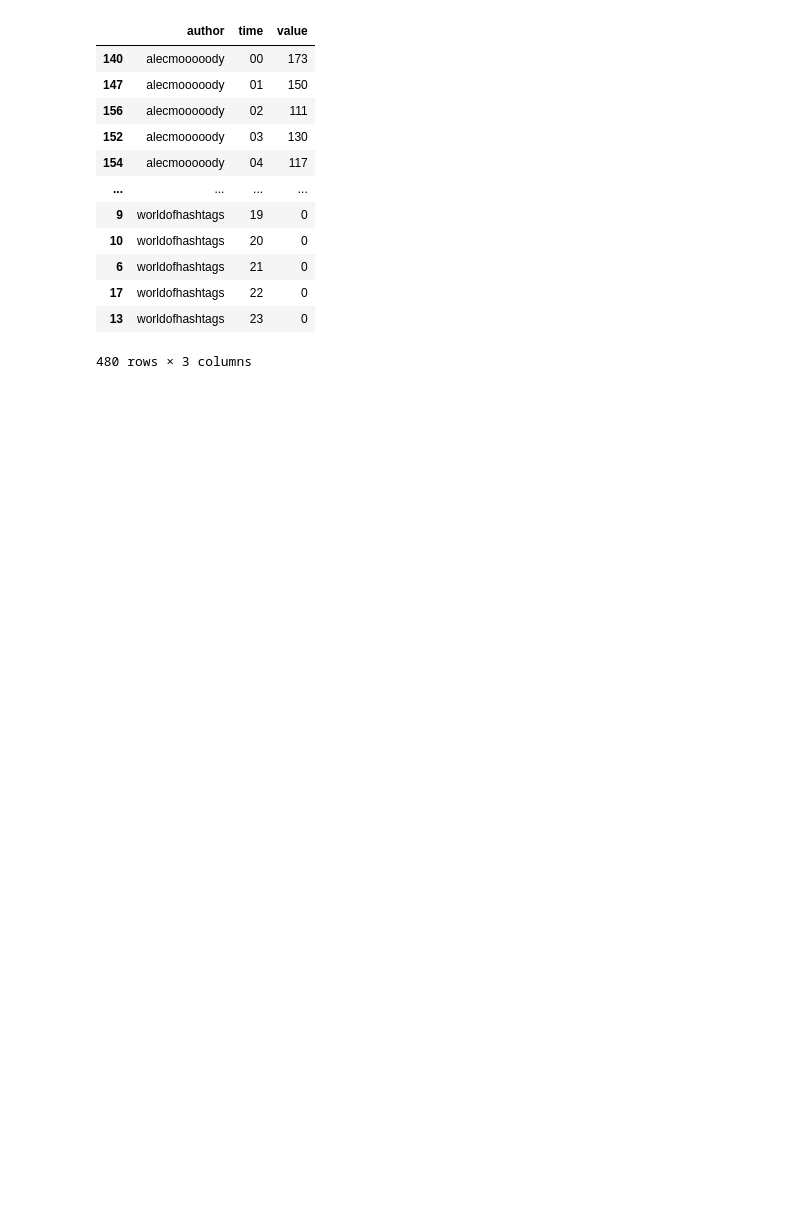
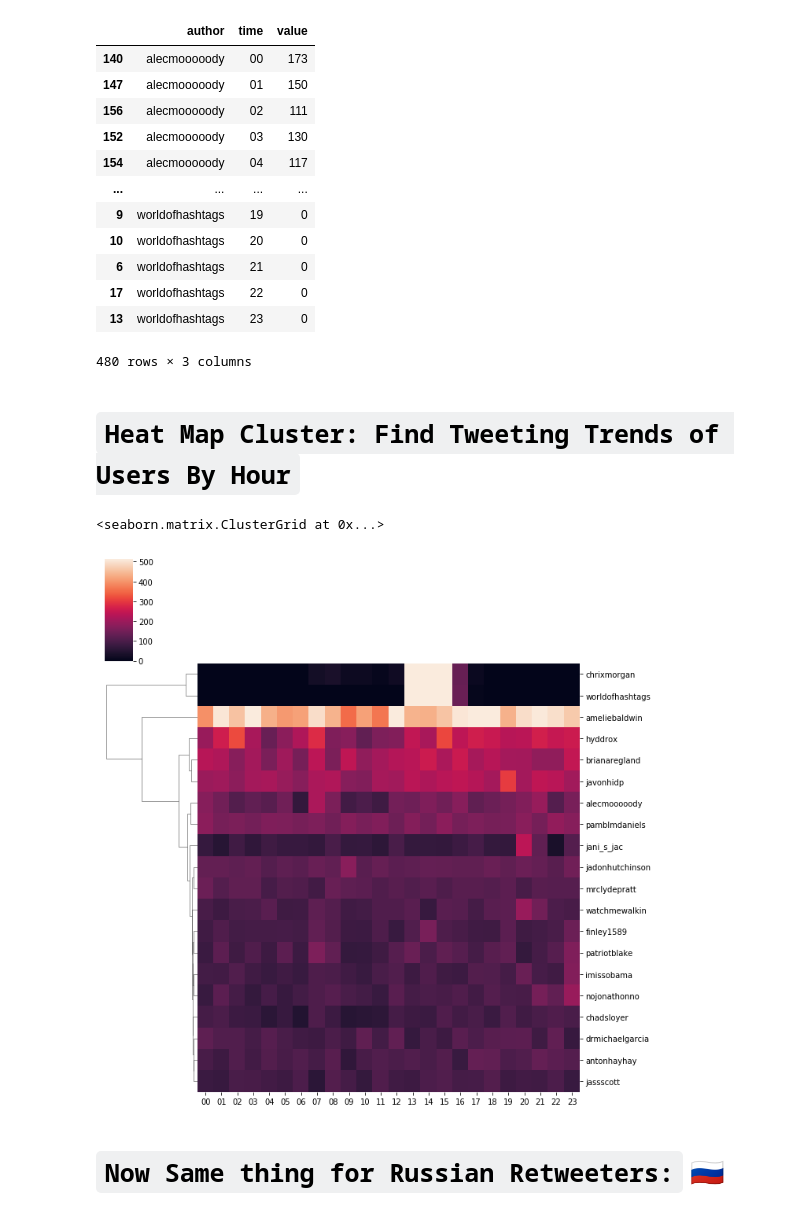
Before and after one commit to MrFuguDataScience/NLP, a Jupyter notebook: troll_tweets_03_NLP.ipynb, the cells around one changed output. Drawn from its saved outputs; the diff is of its cells as text; code cells hidden in the pictures; blank space fills up the shorter version.

Commit message:
troll_tweets_03_NLP_01
adding plotting portion to show how the first tweet trickles to retweets by user. shown by time of tweets

```diff
--- a/troll_tweets_03_NLP.ipynb
+++ b/troll_tweets_03_NLP.ipynb
@@ -364,5 +377,6 @@ r
 # %%
-eng_ppl_exp=list(eng_subset[eng_subset['retweet']==1]['author'].value_counts()[:20].index)
+eng_ppl_exp=list(eng_subset[eng_subset['retweet']==1]['author'].\
+                 value_counts()[:20].index)
 
 top_10_retweeters=eng_subset[eng_subset['author'].isin(eng_ppl_exp)]
 
@@ -376,7 +390,8 @@ top_10
 
 val_cnts_authors_by_hr=[]
 for i in eng_ppl_exp:
-    val_cnts_authors_by_hr.extend(list(zip(len(top_10[top_10['author']==i]['time'].value_counts().index)*[i],
+    val_cnts_authors_by_hr.extend(list(zip(len(top_10[top_10['author']==i]['time'].\
+                            value_counts().index)*[i],
                             top_10[top_10['author']==i]['time'].value_counts().index,
     top_10[top_10['author']==i]['time'].value_counts())))
 
@@ -429,3 +450,22 @@ user_by_hr_cnt.sort_values(['author','time'])
 | 17 | worldofhashtags | 22 | 0 |
 | 13 | worldofhashtags | 23 | 0 |
 480 rows × 3 columns
+# %% [markdown]
+# `Heat Map Cluster: Find Tweeting Trends of Users By Hour`
+# %%
+from collections import defaultdict
+
+store_hr_cnts=defaultdict(list)
+
+for i in user_by_hr_cnt.sort_values(['author','time']).values:
+    store_hr_cnts[i[1]].append(i[2])
+
+d1=pd.DataFrame(store_hr_cnts,index=sorted(user_by_hr_cnt['author'].unique()))
+
+# I am trying to preserve the HR ordering
+sns.clustermap(d1,col_cluster=False,robust=True)
+# %% [output]
+<seaborn.matrix.ClusterGrid at 0x...>
+[figure, added]
+# %% [markdown]
+# `Now Same thing for Russian Retweeters:` <font size=8> 🇷🇺</font>
```
Also changed, not shown: parts of 18 cells of this notebook.
